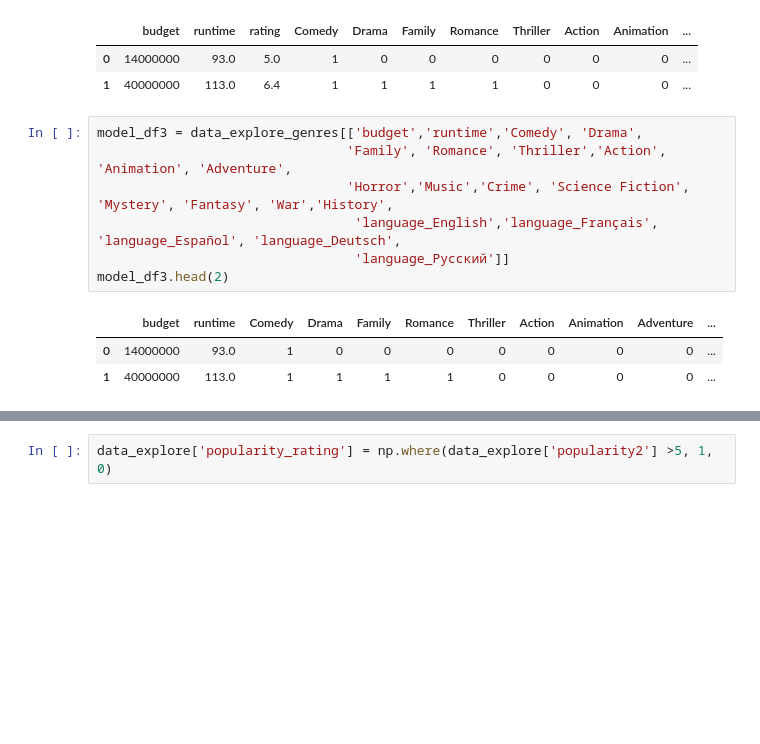
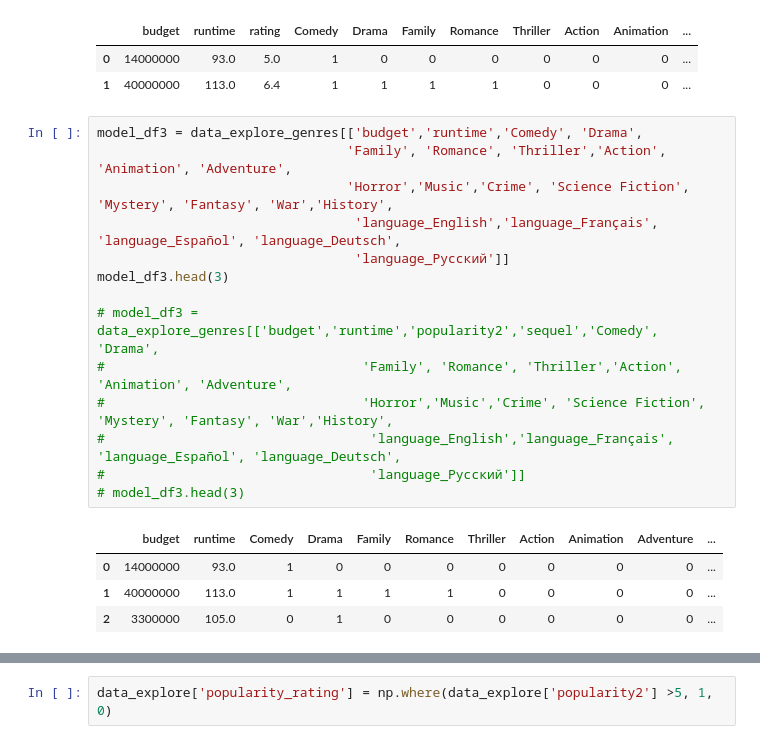
Before and after one commit to alysnow/Final-Project, a Jupyter notebook: Notebooks/MovieBase_main - AdditionalFeatures.ipynb, the cells around one changed output, grey strips where cells are left out. Cells and saved outputs as stored; diff of their text form; blank space fills up the shorter version.

```diff
--- a/Notebooks/MovieBase_main - AdditionalFeatures.ipynb
+++ b/Notebooks/MovieBase_main - AdditionalFeatures.ipynb
@@ -804,14 +804,22 @@ model_df2.head(2)
 # %%
 model_df3 = data_explore_genres[['budget','runtime','Comedy', 'Drama',
                                 'Family', 'Romance', 'Thriller','Action', 'Animation', 'Adventure',
                                 'Horror','Music','Crime', 'Science Fiction', 'Mystery', 'Fantasy', 'War','History',
                                  'language_English','language_Français', 'language_Español', 'language_Deutsch',
                                  'language_Pусский']]
-model_df3.head(2)
+model_df3.head(3)
+
+# model_df3 = data_explore_genres[['budget','runtime','popularity2','sequel','Comedy', 'Drama',
+#                                 'Family', 'Romance', 'Thriller','Action', 'Animation', 'Adventure',
+#                                 'Horror','Music','Crime', 'Science Fiction', 'Mystery', 'Fantasy', 'War','History',
+#                                  'language_English','language_Français', 'language_Español', 'language_Deutsch',
+#                                  'language_Pусский']]
+# model_df3.head(3)
 # %% [output]
 |  | budget | runtime | Comedy | Drama | Family | Romance | Thriller | Action | Animation | Adventure | ... |
 | 0 | 14000000 | 93.0 | 1 | 0 | 0 | 0 | 0 | 0 | 0 | 0 | ... |
 | 1 | 40000000 | 113.0 | 1 | 1 | 1 | 1 | 0 | 0 | 0 | 0 | ... |
+| 2 | 3300000 | 105.0 | 0 | 1 | 0 | 0 | 0 | 0 | 0 | 0 | ... |
 # %%
 model_df3.shape
 # %% [output]
```
Also changed, not shown: parts of 10 cells of this notebook, 4 other files.
